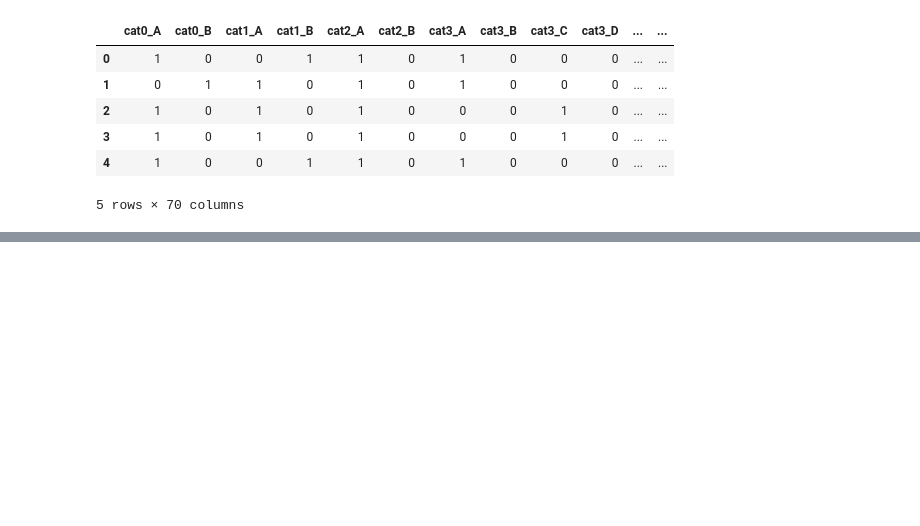
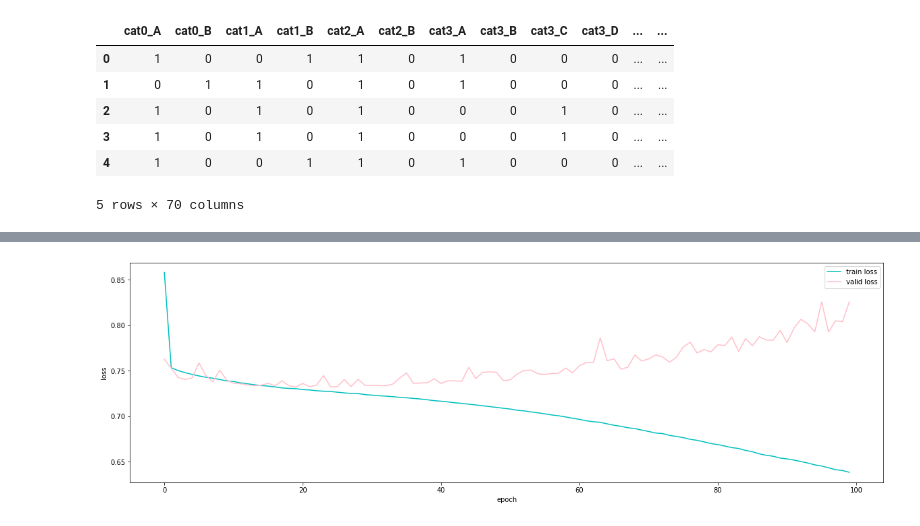
Before and after one commit to ryuji-hashimoto0110/Kaggle, a Jupyter notebook: tabular-playground-series-feb-2021/neural_net.ipynb, the cells around one changed output, grey strips where cells are left out. Drawn from its saved outputs; the diff is of its cells as text; code cells hidden in the pictures; blank space fills up the shorter version.

```diff
--- a/tabular-playground-series-feb-2021/neural_net.ipynb
+++ b/tabular-playground-series-feb-2021/neural_net.ipynb
@@ -139,0 +262,33 @@ train_preprocessed.head()
+# %%
+net = Net()
+optimizer = optim.SGD(net.parameters(), lr = 0.01, weight_decay = 1e-7)
+criterion = nn.MSELoss()
+train_loss_list = []
+valid_loss_list = []
+num_epoch = 100
+
+for epoch in range(num_epoch):
+    # 訓練
+    net.train()
+    running_loss = 0.0
+
+    for inputs, targets in train_dataloader:
+        optimizer.zero_grad()
+        outputs = net(inputs).view(-1)
+        loss = criterion(outputs, targets)
+        loss.backward()
+        optimizer.step()
+        running_loss += loss.item()
+    train_loss_list.append(running_loss * 40 / n)
+    print('epoch:', epoch + 1, 'train loss = ', running_loss * 40 / n)
+
+    # 検証
+    net.eval()
+    running_loss = 0.0
+    with torch.no_grad():
+        for inputs, targets in  valid_dataloader:
+            outputs = net(inputs).view(-1)
+            loss = criterion(outputs, targets)
+            running_loss += loss.item()
+    valid_loss_list.append(running_loss * 40 / m)
+    print('epoch:', epoch + 1, 'valid loss = ', running_loss * 40 / m)
@@ -139,0 +313,10 @@ train_preprocessed.head()
+# %%
+plt.figure(figsize = (20,6))
+plt.plot(train_loss_list, color = 'c', label = 'train loss')
+plt.plot(valid_loss_list, color = 'pink', label = 'valid loss')
+plt.xlabel('epoch')
+plt.ylabel('loss')
+plt.legend(loc = 'upper right')
+plt.show()
+# %% [output]
+[figure, added]
```
Also changed, not shown: parts of 20 cells of this notebook.
